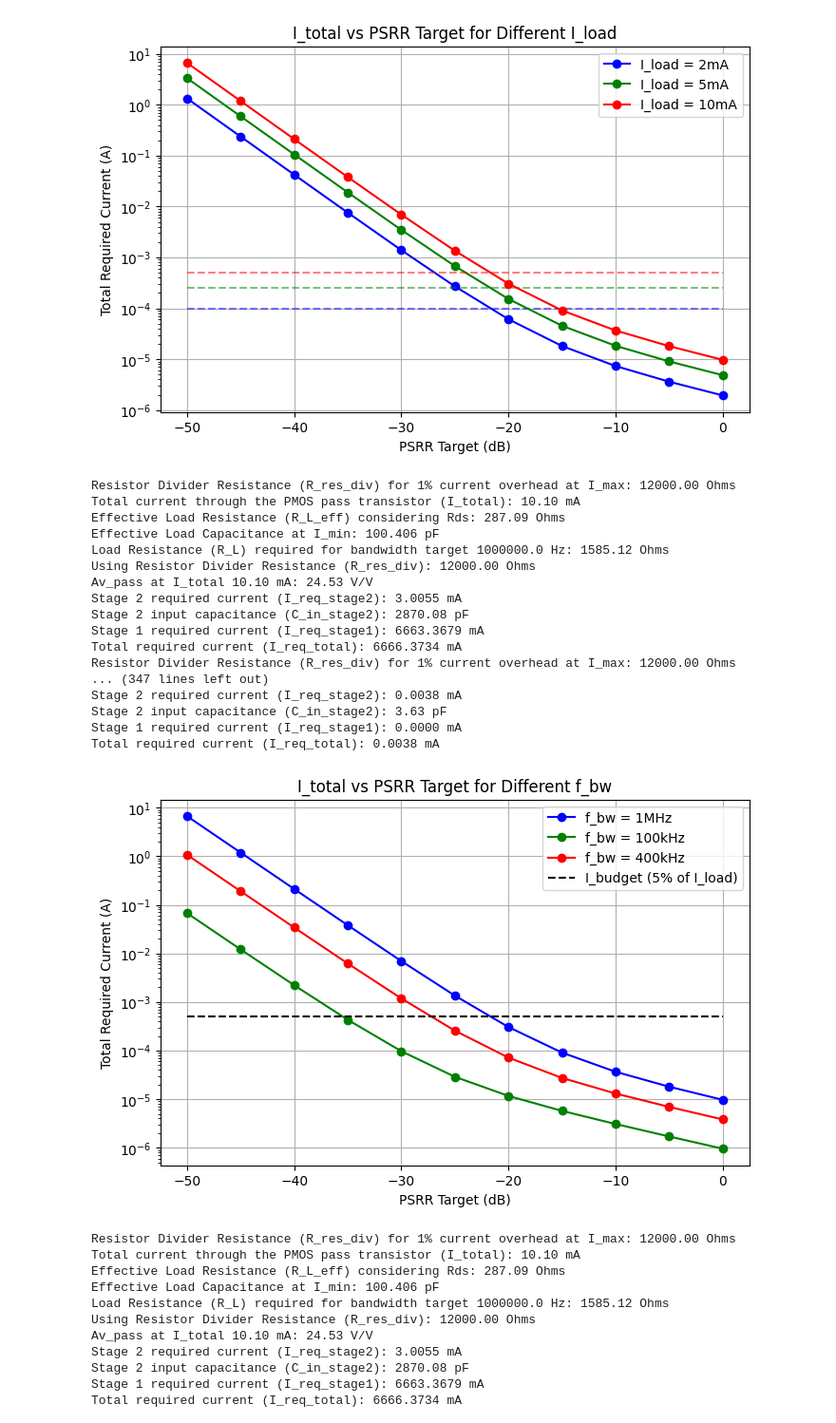
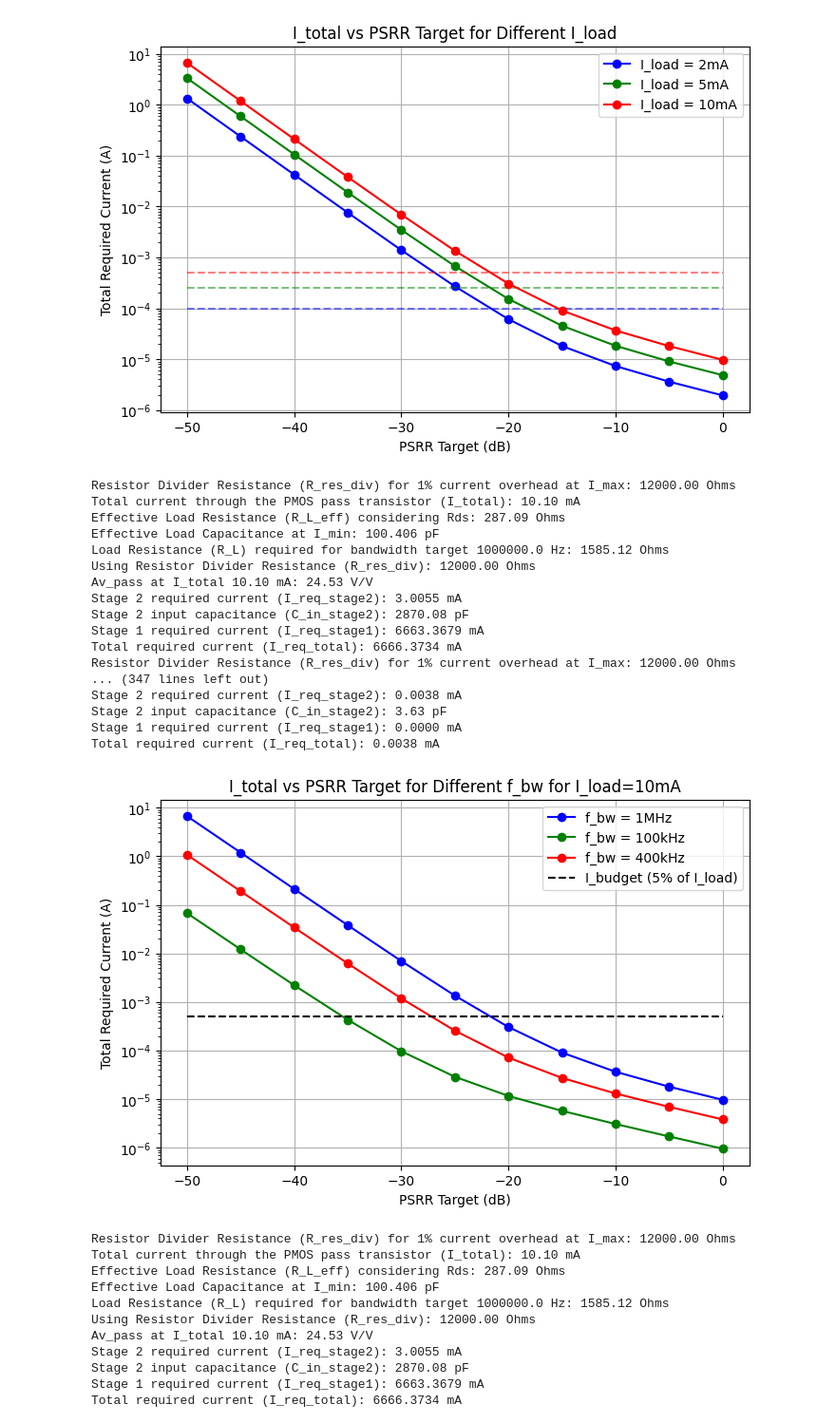
Before and after one commit to Sakthi-Kalidasan/C_ID_repo, a Jupyter notebook: LDO/tb_LDO_functions.ipynb, the cells around one changed output. Shown: that part at 95% size. Cells and saved outputs as stored; diff of their text form; code cells hidden in the pictures.

```diff
--- a/LDO/tb_LDO_functions.ipynb
+++ b/LDO/tb_LDO_functions.ipynb
@@ -385,35 +385,35 @@ for f_bw_val, label, color in zip(f_bw_values, f_bw_labels, colors):
         )
         I_total = result['amplifier_stages']['I_req_total']
         I_total_list.append(I_total)
     plt.plot(PSRR_sweep, I_total_list, marker='o', color=color, label=label)
 
 plt.hlines(I_budget, xmin=PSRR_sweep.min(), xmax=PSRR_sweep.max(), color='k', linestyle='--', label='I_budget (5% of I_load)')
 plt.yscale('log')
 plt.xlabel('PSRR Target (dB)')
 plt.ylabel('Total Required Current (A)')
-plt.title('I_total vs PSRR Target for Different f_bw')
+plt.title('I_total vs PSRR Target for Different f_bw for I_load=10mA')
 plt.legend()
 plt.grid(True)
 plt.show()
 # %% [output]
 Resistor Divider Resistance (R_res_div) for 1% current overhead at I_max: 12000.00 Ohms
 Total current through the PMOS pass transistor (I_total): 10.10 mA
 Effective Load Resistance (R_L_eff) considering Rds: 287.09 Ohms
 Effective Load Capacitance at I_min: 100.406 pF
 Load Resistance (R_L) required for bandwidth target 1000000.0 Hz: 1585.12 Ohms
 Using Resistor Divider Resistance (R_res_div): 12000.00 Ohms
 Av_pass at I_total 10.10 mA: 24.53 V/V
 Stage 2 required current (I_req_stage2): 3.0055 mA
 Stage 2 input capacitance (C_in_stage2): 2870.08 pF
 Stage 1 required current (I_req_stage1): 6663.3679 mA
 Total required current (I_req_total): 6666.3734 mA
 Resistor Divider Resistance (R_res_div) for 1% current overhead at I_max: 12000.00 Ohms
 ... (347 lines left out)
 Stage 2 required current (I_req_stage2): 0.0038 mA
 Stage 2 input capacitance (C_in_stage2): 3.63 pF
 Stage 1 required current (I_req_stage1): 0.0000 mA
 Total required current (I_req_total): 0.0038 mA
-[figure, old version]
+[figure, new version]
 # %%
 f_bw_values = [1e6, 0.4e6, 0.1e6]
 f_bw_labels = ['f_bw = 1MHz', 'f_bw = 400kHz', 'f_bw = 100kHz']
```
